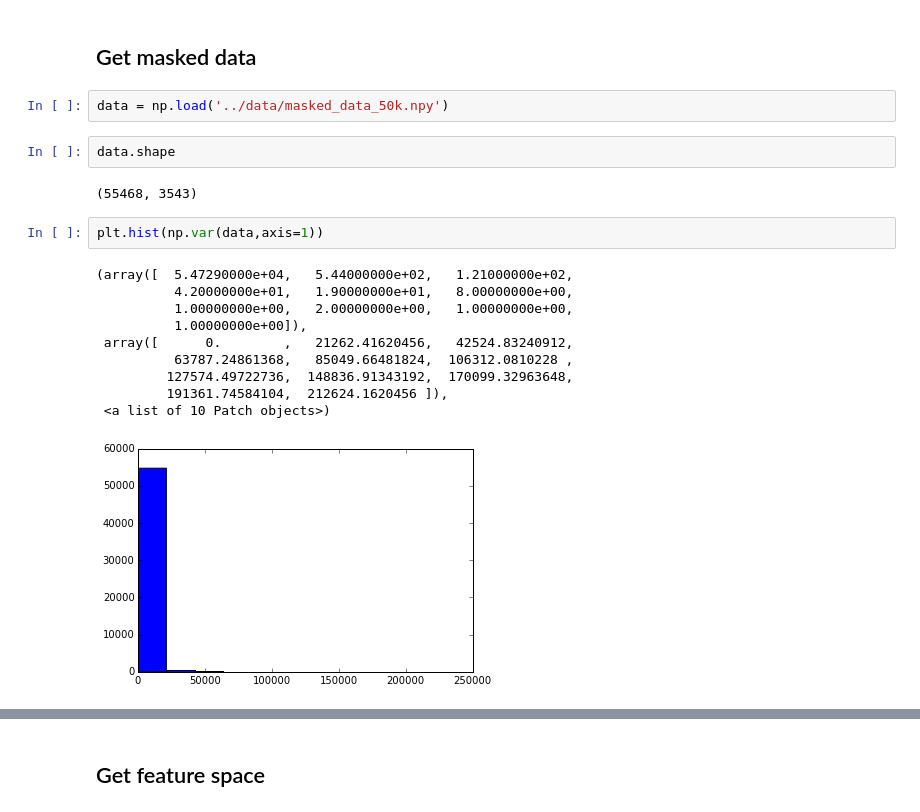
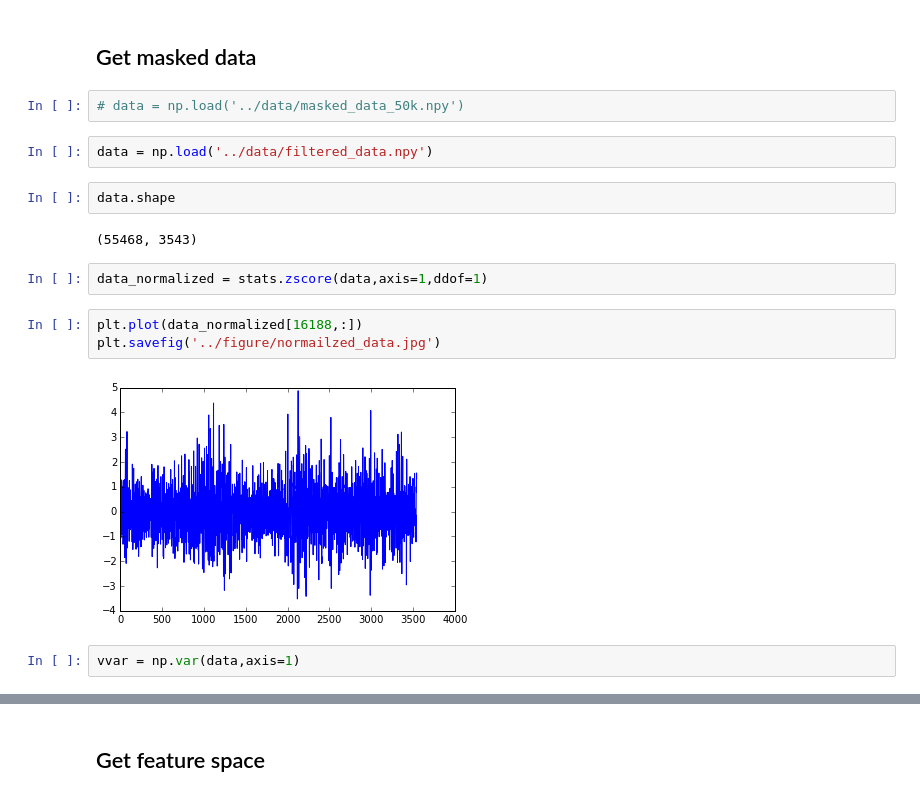
Before and after one commit to berkeley-stat159/project-beta, a Jupyter notebook: code/description_modeling_ridge_regression.ipynb, the cells around one changed output, grey strips where cells are left out. Drawn from its saved outputs; the diff is of its cells as text.

```diff
--- a/code/description_modeling_ridge_regression.ipynb
+++ b/code/description_modeling_ridge_regression.ipynb
@@ -19,22 +21,20 @@ reload(regression)
 <module 'utils.regression' from 'utils/regression.pyc'>
 # %% [markdown]
 ## Get masked data
+# %%
+# data = np.load('../data/masked_data_50k.npy')
 # %%
-data = np.load('../data/masked_data_50k.npy')
+data = np.load('../data/filtered_data.npy')
 # %%
 data.shape
 # %% [output]
 (55468, 3543)
+# %%
+data_normalized = stats.zscore(data,axis=1,ddof=1)
+# %%
+plt.plot(data_normalized[16188,:])
+plt.savefig('../figure/normailzed_data.jpg')
+# %% [output]
+[figure, added]
 # %%
-plt.hist(np.var(data,axis=1))
+vvar = np.var(data,axis=1)
-# %% [output]
-(array([  5.47290000e+04,   5.44000000e+02,   1.21000000e+02,
-          4.20000000e+01,   1.90000000e+01,   8.00000000e+00,
-          1.00000000e+00,   2.00000000e+00,   1.00000000e+00,
-          1.00000000e+00]),
- array([      0.        ,   21262.41620456,   42524.83240912,
-          63787.24861368,   85049.66481824,  106312.0810228 ,
-         127574.49722736,  148836.91343192,  170099.32963648,
-         191361.74584104,  212624.1620456 ]),
- <a list of 10 Patch objects>)
-[figure, removed]
```
Also changed, not shown: parts of 15 cells of this notebook, 5 other files.
